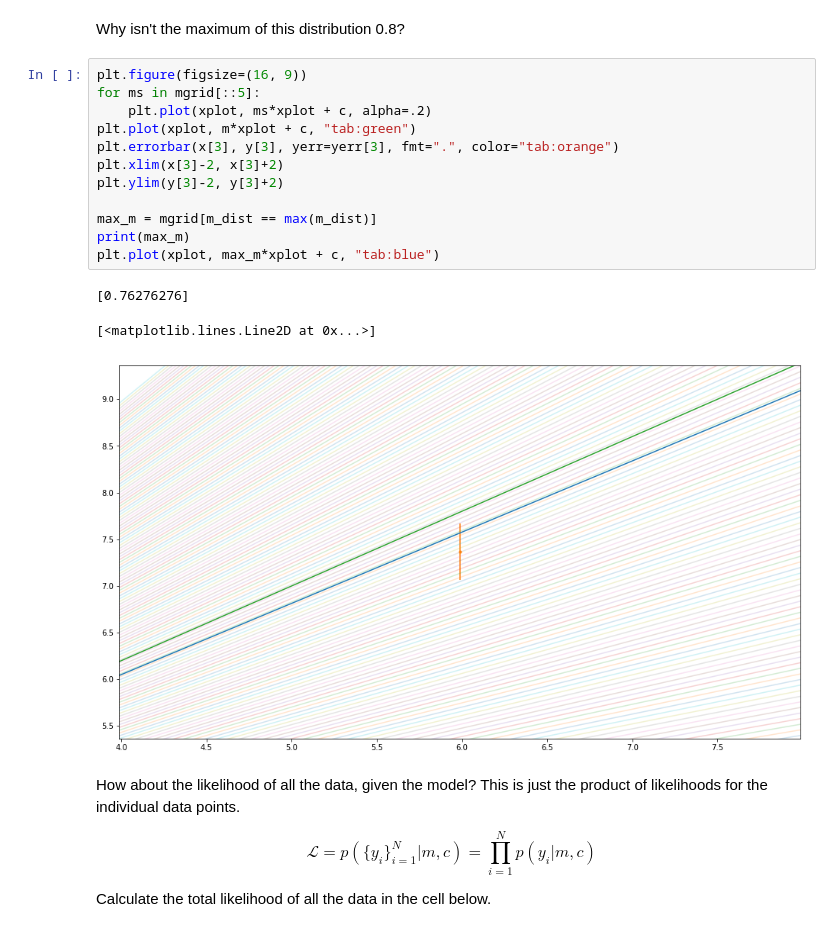
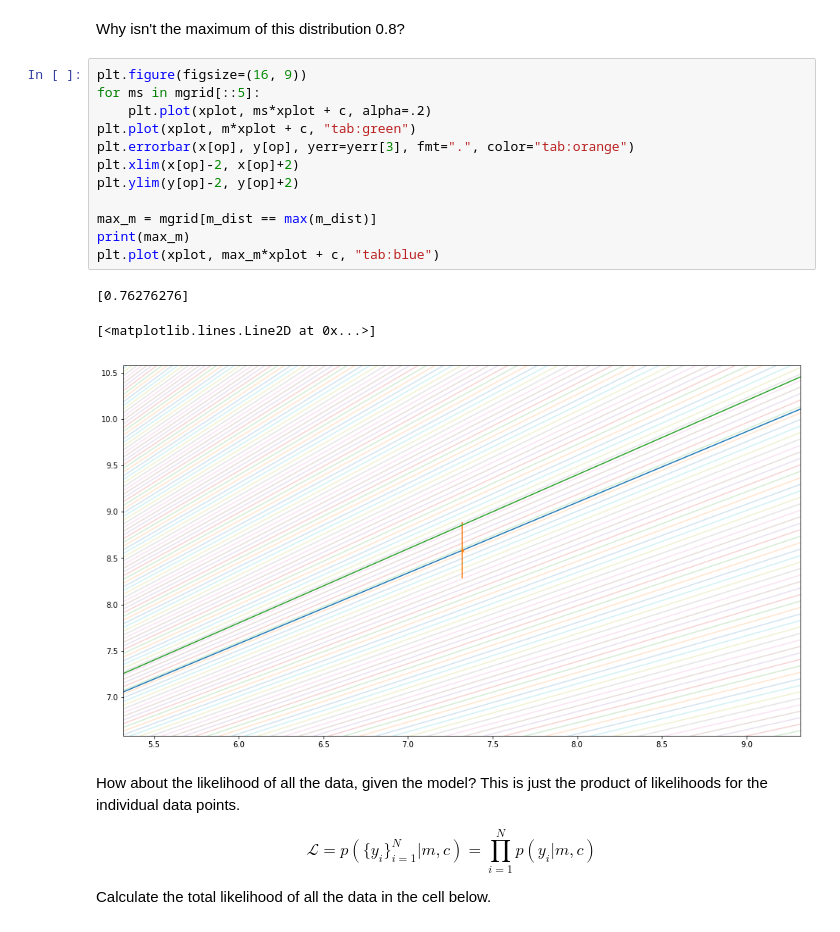
Before and after one commit to RuthAngus/Probabilistic-inference-tutorial, a Jupyter notebook: Bayesian_inference_tutorial.ipynb, the cells around one changed output. Cells and saved outputs as stored; diff of their text form.

```diff
--- a/Bayesian_inference_tutorial.ipynb
+++ b/Bayesian_inference_tutorial.ipynb
@@ -298,19 +298,19 @@ Why isn't the maximum of this distribution 0.8?
 # %%
 plt.figure(figsize=(16, 9))
 for ms in mgrid[::5]:
     plt.plot(xplot, ms*xplot + c, alpha=.2)
 plt.plot(xplot, m*xplot + c, "tab:green")
-plt.errorbar(x[3], y[3], yerr=yerr[3], fmt=".", color="tab:orange")
-plt.xlim(x[3]-2, x[3]+2)
-plt.ylim(y[3]-2, y[3]+2)
+plt.errorbar(x[op], y[op], yerr=yerr[3], fmt=".", color="tab:orange")
+plt.xlim(x[op]-2, x[op]+2)
+plt.ylim(y[op]-2, y[op]+2)
 
 max_m = mgrid[m_dist == max(m_dist)]
 print(max_m)
 plt.plot(xplot, max_m*xplot + c, "tab:blue")
 # %% [output]
 [0.76276276]
 [<matplotlib.lines.Line2D at 0x...>]
-[figure, old version]
+[figure, new version]
 # %% [markdown]
 How about the likelihood of all the data, given the model? This is just the product of likelihoods for the individual data points.
 
```
Also changed, not shown: parts of 9 cells of this notebook.
